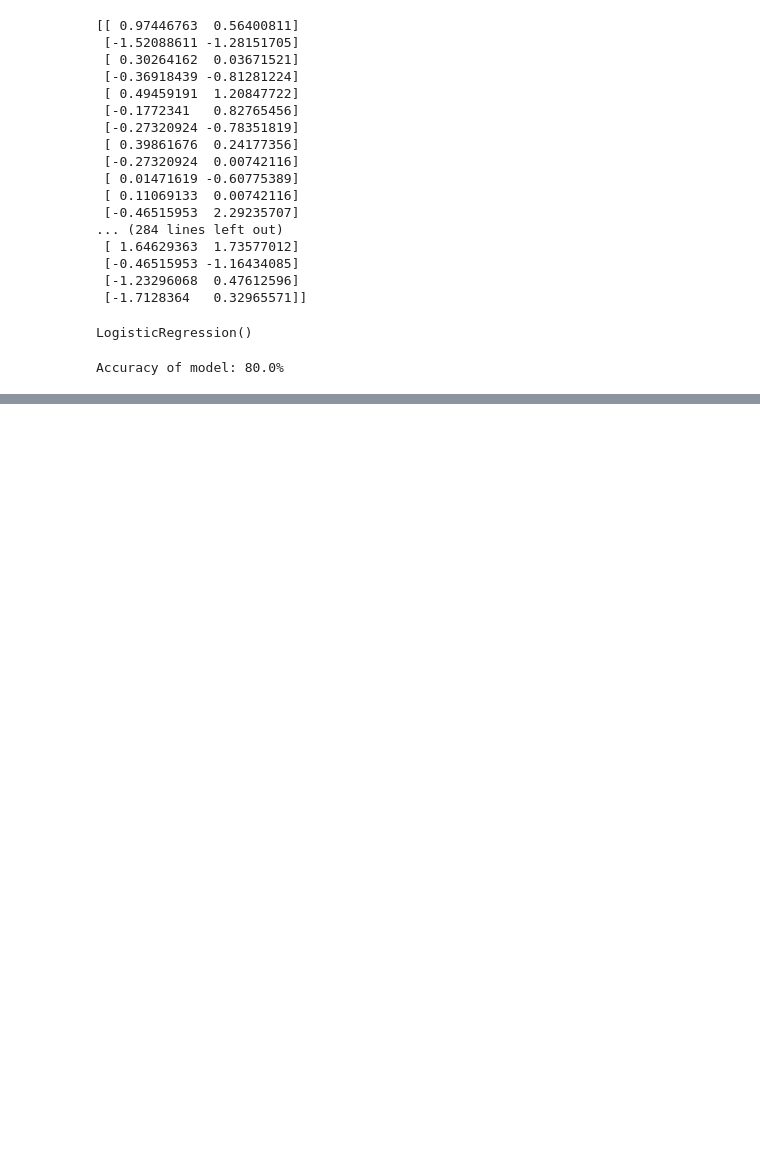
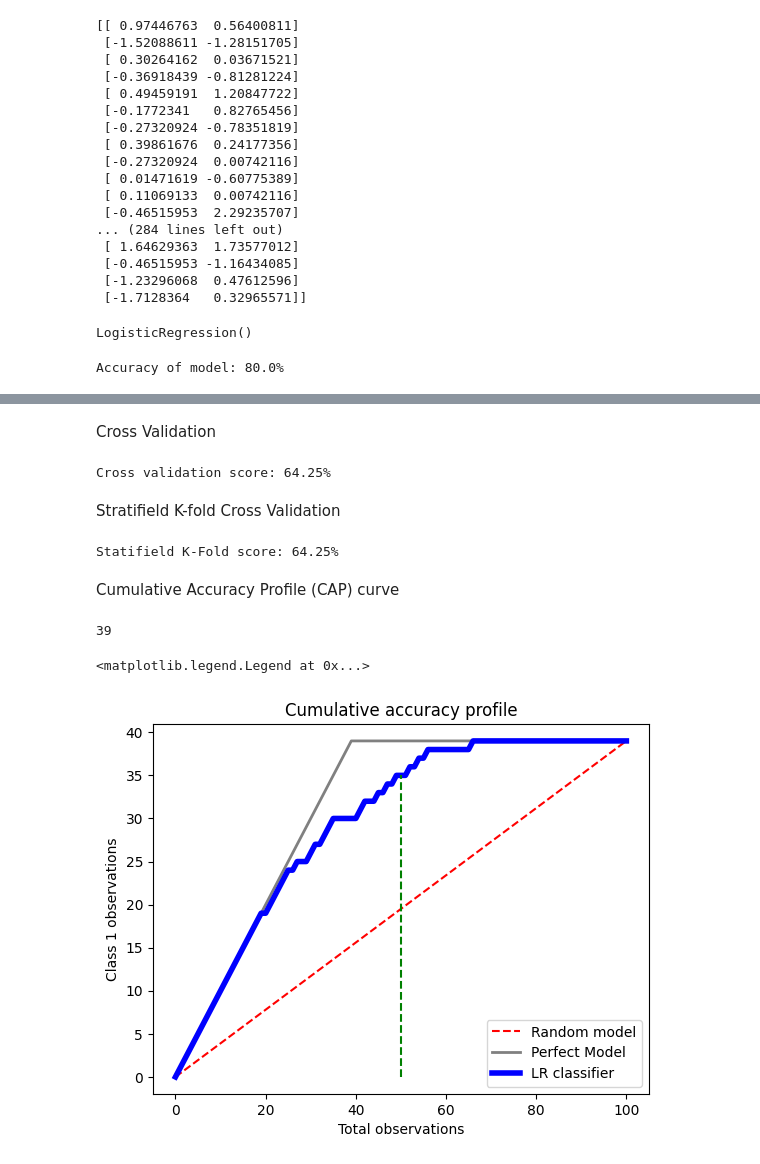
Before and after one commit to Anushkaghei/Machine-Learning, a Jupyter notebook: Sale_prediction.ipynb, the cells around one changed output, grey strips where cells are left out. Saved outputs shown, nothing was run; the diff lists cells and outputs as text; code cells hidden in the pictures; blank space fills up the shorter version.

```diff
--- a/Sale_prediction.ipynb
+++ b/Sale_prediction.ipynb
@@ -138,0 +192,59 @@ Customer will buy
+# %% [markdown]
+Cross Validation
+# %%
+from sklearn.model_selection import cross_val_score
+from sklearn.model_selection import KFold
+kfold = KFold(n_splits=10, random_state=100, shuffle=True)
+result = cross_val_score(model, X, Y, cv=kfold)
+print("Cross validation score: %.2f%%" %(result.mean()*100.0))
+# %% [output]
+Cross validation score: 64.25%
+# %% [markdown]
+Stratifield K-fold Cross Validation
+# %%
+from sklearn.model_selection import cross_val_score
+from sklearn.model_selection import StratifiedKFold
+skfold = StratifiedKFold(n_splits=3,random_state=100, shuffle=True)
+model_skfold = LogisticRegression()
+results_skfold = cross_val_score(model_skfold, X,Y, cv=skfold)
+print("Statifield K-Fold score: %.2f%%" %(results_skfold.mean()*100))
+# %% [output]
+Statifield K-Fold score: 64.25%
+# %% [markdown]
+Cumulative Accuracy Profile (CAP) curve
+# %%
+import numpy as np
+
+total = len(y_test)
+class_1_count = np.sum(y_test)
+print(class_1_count)
+class_0_count = total - class_1_count
+plt.plot([0, total],[0,class_1_count],c = 'r', linestyle = '--', label= 'Random model')
+
+plt.plot([0,class_1_count, total],
+         [0, class_1_count, class_1_count],
+         c= 'grey',
+         linewidth = 2,
+         label= 'Perfect Model')
+
+probs = model.predict_proba(x_test)
+probs = probs[:,1]
+
+model_y = [y for _, y in sorted(zip(probs,y_test), reverse= True)]
+y_values = np.append([0],np.cumsum(model_y))
+x_values = np.arange(0, total+1)
+
+plt.plot(x_values, y_values, c='b', label='LR classifier', linewidth=4)
+
+index = int((50*total /100))
+
+plt.plot([index,index],[0, y_values[index]], c='g', linestyle='--')
+class_1_observed=y_values[index]* 100/max(y_values)
+plt.xlabel('Total observations')
+plt.ylabel('Class 1 observations')
+plt.title('Cumulative accuracy profile')
+plt.legend(loc= 'lower right')
+# %% [output]
+39
+<matplotlib.legend.Legend at 0x...>
+[figure, added]
```
Also changed, not shown: parts of 8 cells of this notebook.
